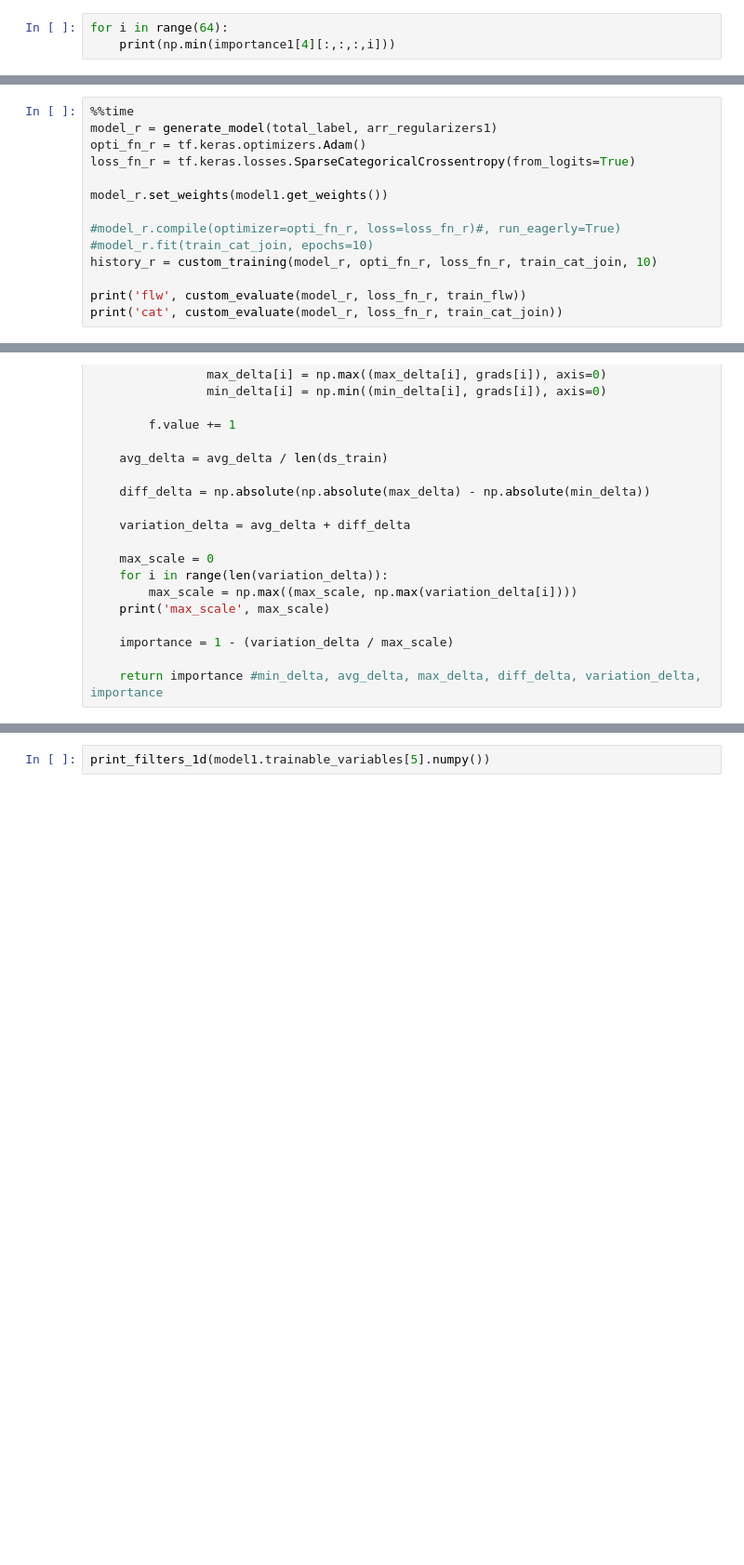
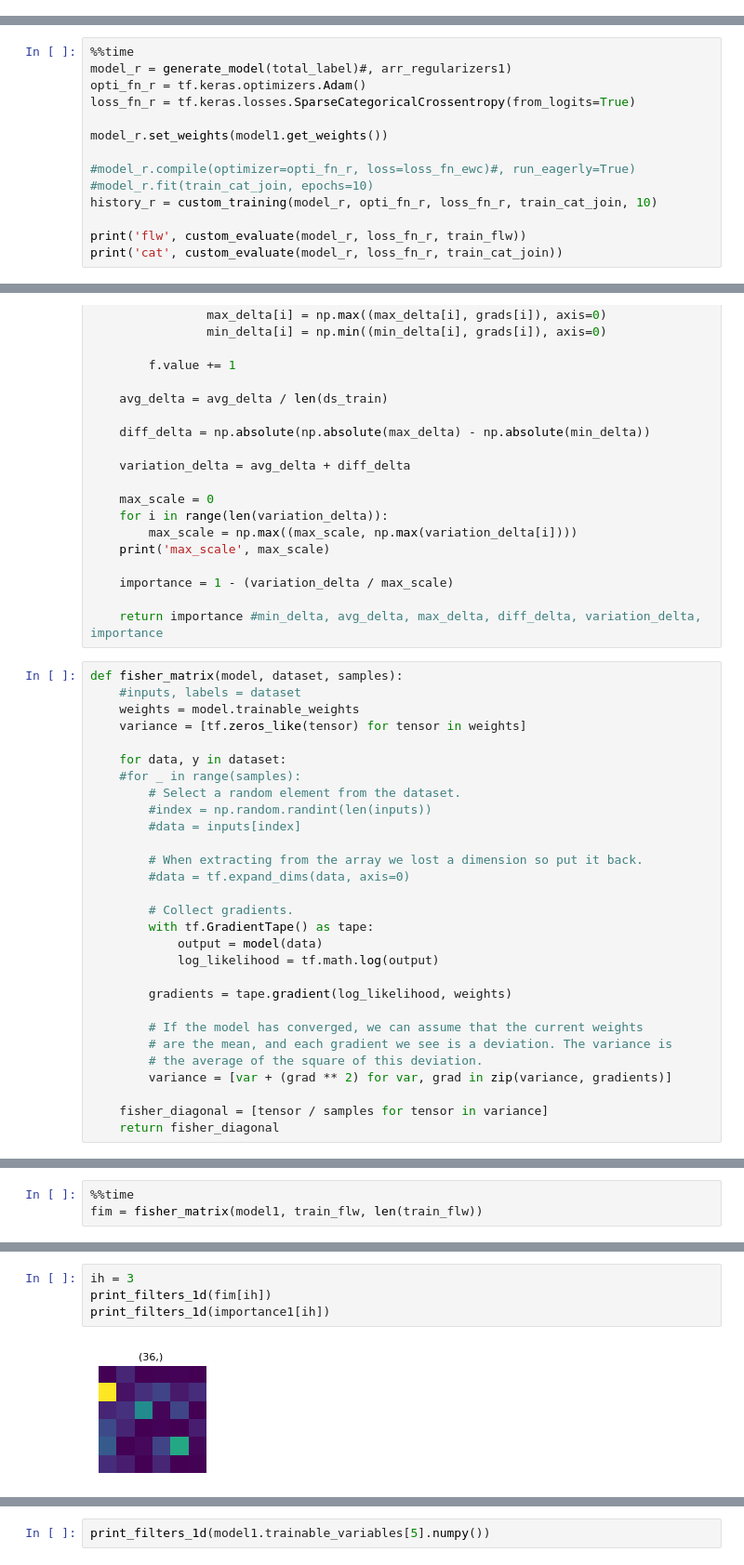
Before and after one commit to jbrneto/cnn-dosimetry, a Jupyter notebook: Generalization.ipynb, the cells around one changed output, grey strips where cells are left out. Shown at 93% size. Saved outputs shown, nothing was run; the diff lists cells and outputs as text; blank space fills up the shorter version.

```diff
--- a/Generalization.ipynb
+++ b/Generalization.ipynb
@@ -1515,3 +1540,0 @@ array([1.        , 1.        , 1.        , 1.        , 1.        ,
-# %%
-for i in range(64):
-    print(np.min(importance1[4][:,:,:,i]))
@@ -1555,12 +1545,12 @@ array([-0.05680901, -0.01885498, -0.00956766, -0.05763309,  0.02235399,
 # %%
 %%time
-model_r = generate_model(total_label, arr_regularizers1)
+model_r = generate_model(total_label)#, arr_regularizers1)
 opti_fn_r = tf.keras.optimizers.Adam()
 loss_fn_r = tf.keras.losses.SparseCategoricalCrossentropy(from_logits=True)
 
 model_r.set_weights(model1.get_weights())
 
-#model_r.compile(optimizer=opti_fn_r, loss=loss_fn_r)#, run_eagerly=True)
+#model_r.compile(optimizer=opti_fn_r, loss=loss_fn_ewc)#, run_eagerly=True)
 #model_r.fit(train_cat_join, epochs=10)
 history_r = custom_training(model_r, opti_fn_r, loss_fn_r, train_cat_join, 10)
 
@@ -1703,4 +1712,33 @@ def loss_importance(model, loss, ds_train):
     importance = 1 - (variation_delta / max_scale)
 
     return importance #min_delta, avg_delta, max_delta, diff_delta, variation_delta, importance
+# %%
+def fisher_matrix(model, dataset, samples):
+    #inputs, labels = dataset
+    weights = model.trainable_weights
+    variance = [tf.zeros_like(tensor) for tensor in weights]
+
+    for data, y in dataset:
+    #for _ in range(samples):
+        # Select a random element from the dataset.
+        #index = np.random.randint(len(inputs))
+        #data = inputs[index]
+
+        # When extracting from the array we lost a dimension so put it back.
+        #data = tf.expand_dims(data, axis=0)
+
+        # Collect gradients.
+        with tf.GradientTape() as tape:
+            output = model(data)
+            log_likelihood = tf.math.log(output)
+
+        gradients = tape.gradient(log_likelihood, weights)
+
+        # If the model has converged, we can assume that the current weights
+        # are the mean, and each gradient we see is a deviation. The variance is
+        # the average of the square of this deviation.
+        variance = [var + (grad ** 2) for var, grad in zip(variance, gradients)]
+
+    fisher_diagonal = [tensor / samples for tensor in variance]
+    return fisher_diagonal
 # %%
@@ -1710,0 +1752,3 @@ max_scale 2.718595504760742
+# %%
+%%time
+fim = fisher_matrix(model1, train_flw, len(train_flw))
@@ -1710,0 +1758,6 @@ max_scale 2.718595504760742
+# %%
+ih = 3
+print_filters_1d(fim[ih])
+print_filters_1d(importance1[ih])
+# %% [output]
+[figure, new version]
```
Also changed, not shown: parts of 61 cells of this notebook.
